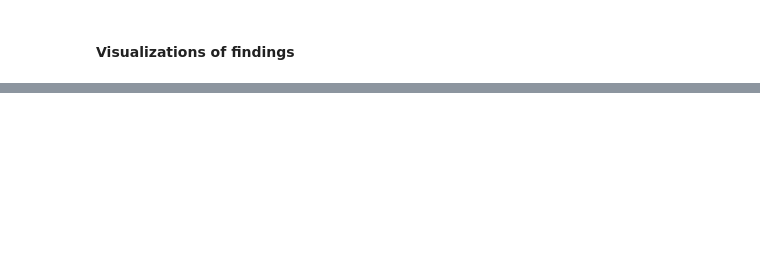
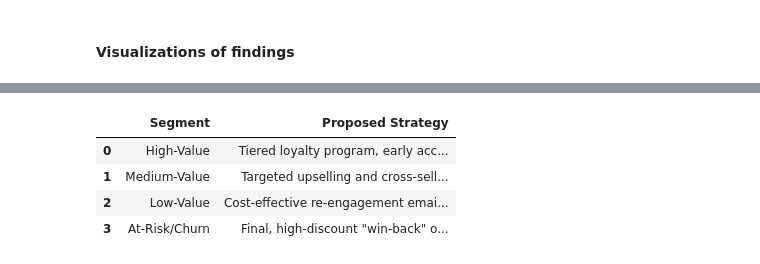
Before and after one commit to apoorvaaxo/CLTV_prediction, a Jupyter notebook: notebooks/04_Customer_Segmentation_and_Strategy.ipynb, the cells around one changed output, grey strips where cells are left out. Saved outputs shown, nothing was run; the diff lists cells and outputs as text; code cells hidden in the pictures; blank space fills up the shorter version.

```diff
--- a/notebooks/04_Customer_Segmentation_and_Strategy.ipynb
+++ b/notebooks/04_Customer_Segmentation_and_Strategy.ipynb
@@ -224,0 +288,22 @@ This segmentation helps us understand which customers:
+# %%
+# Create a DataFrame for strategies
+strategies_dict = {
+    'Segment': ['High-Value', 'Medium-Value', 'Low-Value', 'At-Risk/Churn'],
+    'Proposed Strategy': [
+        'Tiered loyalty program, early access, exclusive offers.',
+        'Targeted upselling and cross-selling campaigns.',
+        'Cost-effective re-engagement emails with small discounts.',
+        'Final, high-discount "win-back" offers.'
+    ]
+}
+df_strategies = pd.DataFrame(strategies_dict)
+# %%
+df_strategies=pd.DataFrame(strategies_dict)
+# %%
+df_strategies
+# %% [output]
+|  | Segment | Proposed Strategy |
+| 0 | High-Value | Tiered loyalty program, early acc... |
+| 1 | Medium-Value | Targeted upselling and cross-sell... |
+| 2 | Low-Value | Cost-effective re-engagement emai... |
+| 3 | At-Risk/Churn | Final, high-discount "win-back" o... |
```
Also changed, not shown: parts of 17 cells of this notebook, 12 other files.
